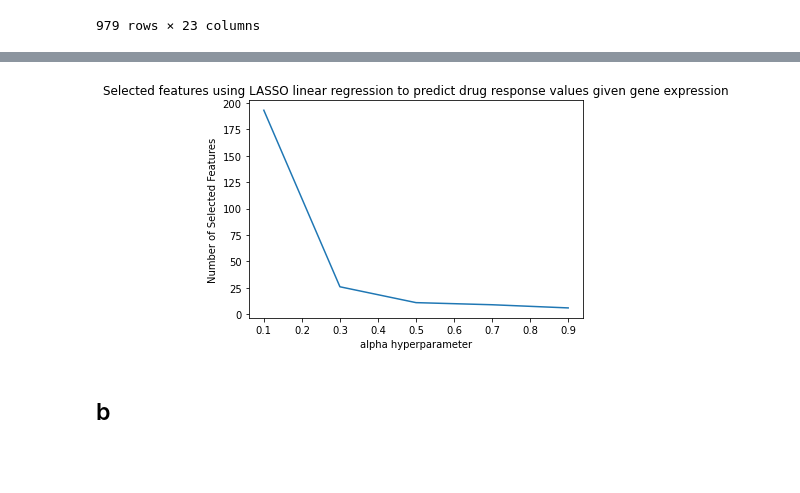
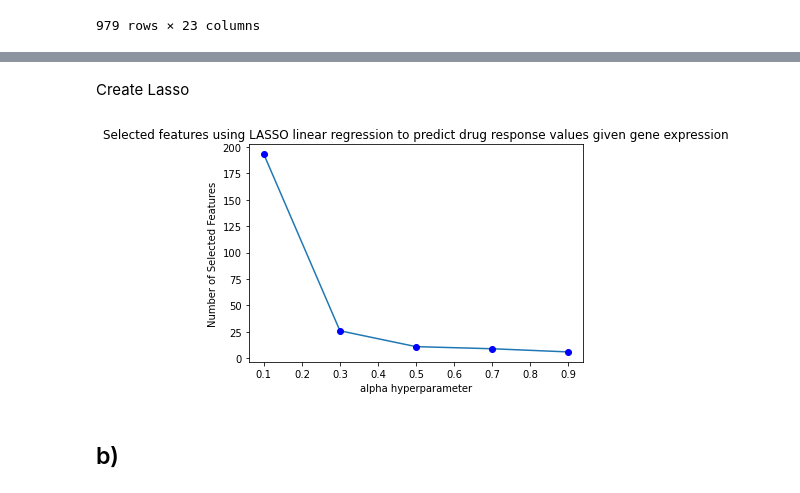
Before and after one commit to williamrobotma/ECSE556-HW1, a Jupyter notebook: HW1.ipynb, the cells around one changed output, grey strips where cells are left out. Saved outputs shown, nothing was run; the diff lists cells and outputs as text; code cells hidden in the pictures; blank space fills up the shorter version.

```diff
--- a/HW1.ipynb
+++ b/HW1.ipynb
@@ -270,0 +245,10 @@ num_coeffs = np.array([np.count_nonzero(coef) for coef in coefs])
+# %% [markdown]
+Create Lasso
+# %%
+from sklearn.linear_model import Lasso
+
+# Set hyperparameters and inputs
+X = cellsT.values
+y = drug_response.doxorubicin.values
+
+alphas = np.array([0.1, 0.3, 0.5, 0.7, 0.9])
@@ -271,10 +268,11 @@ num_coeffs = np.array([np.count_nonzero(coef) for coef in coefs])
 # %%
 plt.plot(alphas, num_coeffs)
+plt.plot(alphas, num_coeffs, 'bo')
 plt.xlabel('alpha hyperparameter')
 plt.ylabel('Number of Selected Features')
 plt.title('Selected features using LASSO linear regression to predict drug response values given gene expression')
 plt.show()
 # %% [output]
-[figure, old version]
+[figure, new version]
 # %% [markdown]
-## b
+## b)
```
Also changed, not shown: parts of 33 cells of this notebook.
